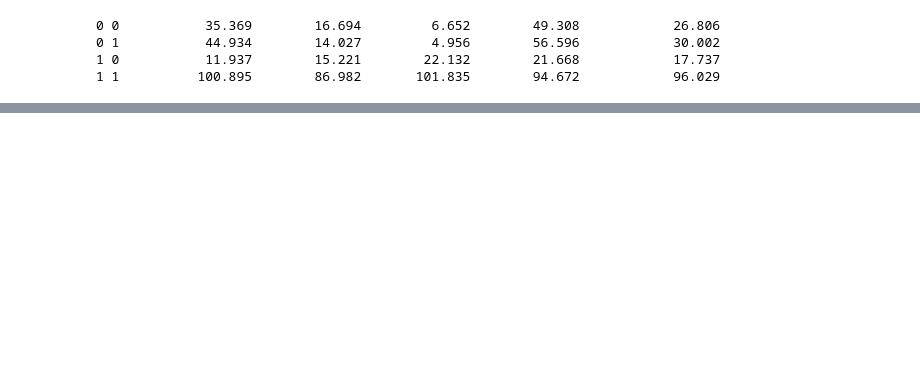
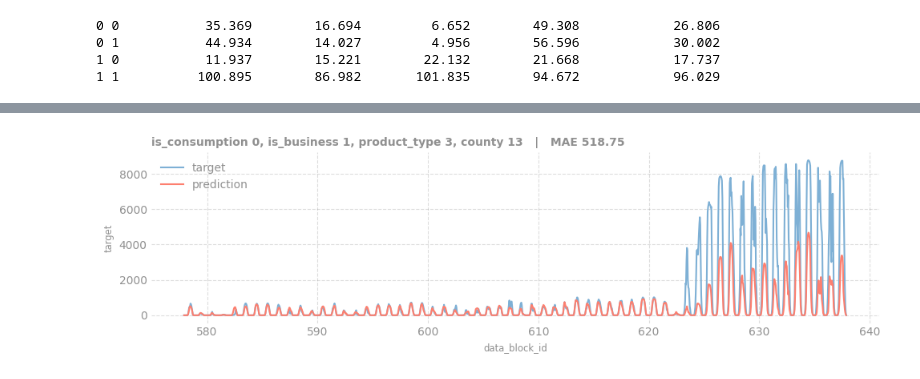
Before and after one commit to Alex0018/KaggleEnefit2024, a Jupyter notebook: tuned_solution.ipynb, the cells around one changed output, grey strips where cells are left out. Drawn from its saved outputs; the diff is of its cells as text; code cells hidden in the pictures; blank space fills up the shorter version.

```diff
--- a/tuned_solution.ipynb
+++ b/tuned_solution.ipynb
@@ -318,0 +322,17 @@ print_mae_sep(df_oof_quad_tuned)
+# %%
+%%time
+
+maes = pd.DataFrame(index=np.arange(138), columns=['c', 'b', 'p', 'county', 'mae'])
+
+nn = 0
+for consumption in [0, 1]:
+    for business in [0, 1]:
+        for product in [0, 1, 2, 3]:
+            for county in range(16):
+                # last 3 months
+                condition = f'(is_consumption == {consumption}) & (is_business == {business}) & (product_type == {product}) & (county == {county}) & (time_id > {15311 - 24*3*30})'
+                df = df_oof_quad_tuned.query(condition)
+                if df.shape[0] > 0:
+                    maes.loc[nn] = [consumption, business, product, county, mae(df['target'], df['preds'])]
+
+                    nn+=1
@@ -318,0 +370,22 @@ print_mae_sep(df_oof_quad_tuned)
+# %%
+def show_target(df_train, is_cons, is_bus, prod, county, x0, x1):
+    df = df_train.query(f'(is_consumption == {is_cons}) & (is_business == {is_bus}) & (product_type == {prod}) & (county == {county})') \
+                 .reset_index(drop=True)[x0:x1]
+
+    _, ax = plt.subplots(nrows=1, ncols=1, figsize=(10, 3))
+
+    m = mae(df['target'], df['preds'])
+
+    sns.lineplot(x=df.index / 24 + 638 - 360, y=df['target'], ax=ax, color=PALETTE[0], label='target')
+    sns.lineplot(x=df.index / 24 + 638 - 360, y=df['preds'], ax=ax, color=PALETTE[1], label='prediction')
+    ax.grid(True)
+    ax.set_title(f'is_consumption {is_cons}, is_business {is_bus}, product_type {prod}, county {county}   |   MAE {m:.2f}', fontsize=10)
+    ax.set_xlabel('data_block_id')
+
+    plt.tight_layout()
+    # plt.savefig(f'prediction_OOF_{is_cons}_{is_bus}_{prod}_{county}.png')
+    plt.show()
+# %%
+show_target(df_oof_quad_tuned, 0,1,3,13, -24*60,None)
+# %% [output]
+[figure, added]
```
Also changed, not shown: parts of 15 cells of this notebook, 1 other file.
